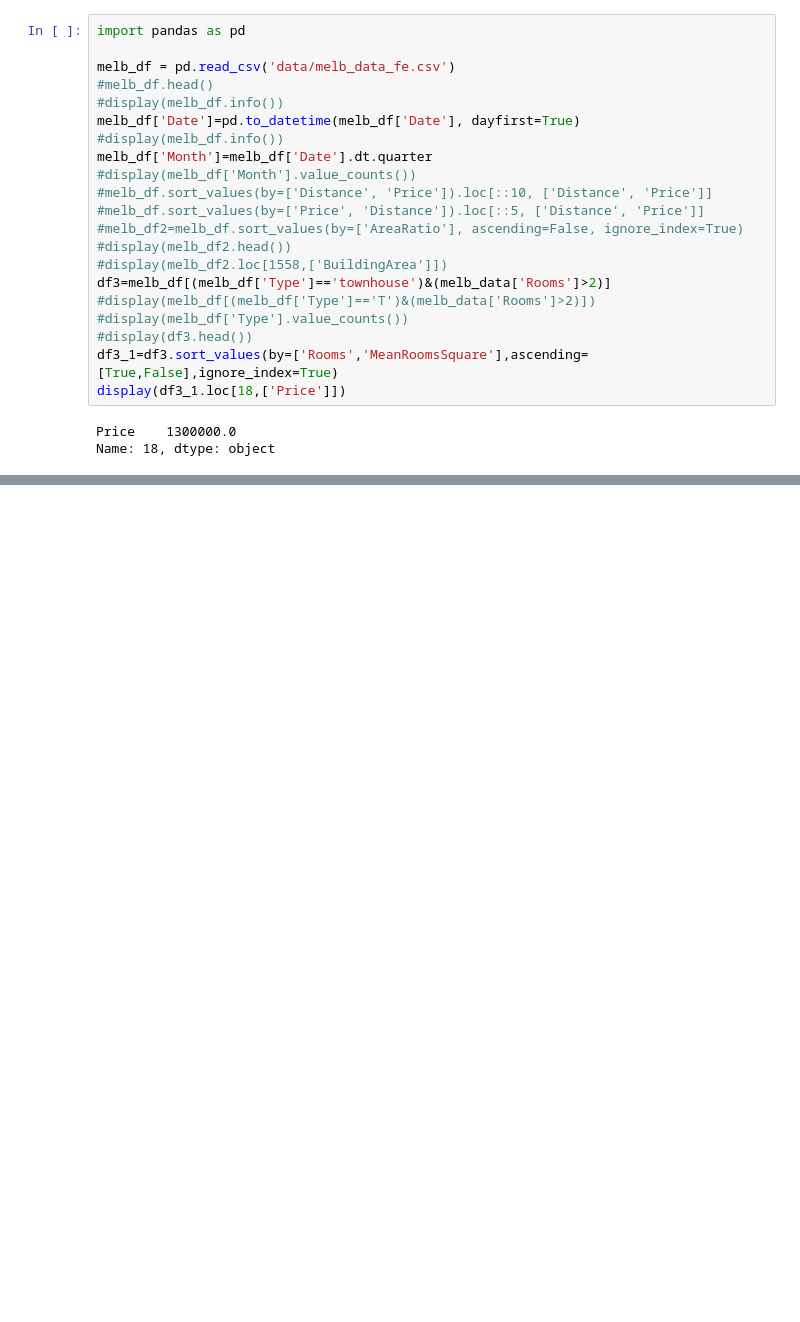
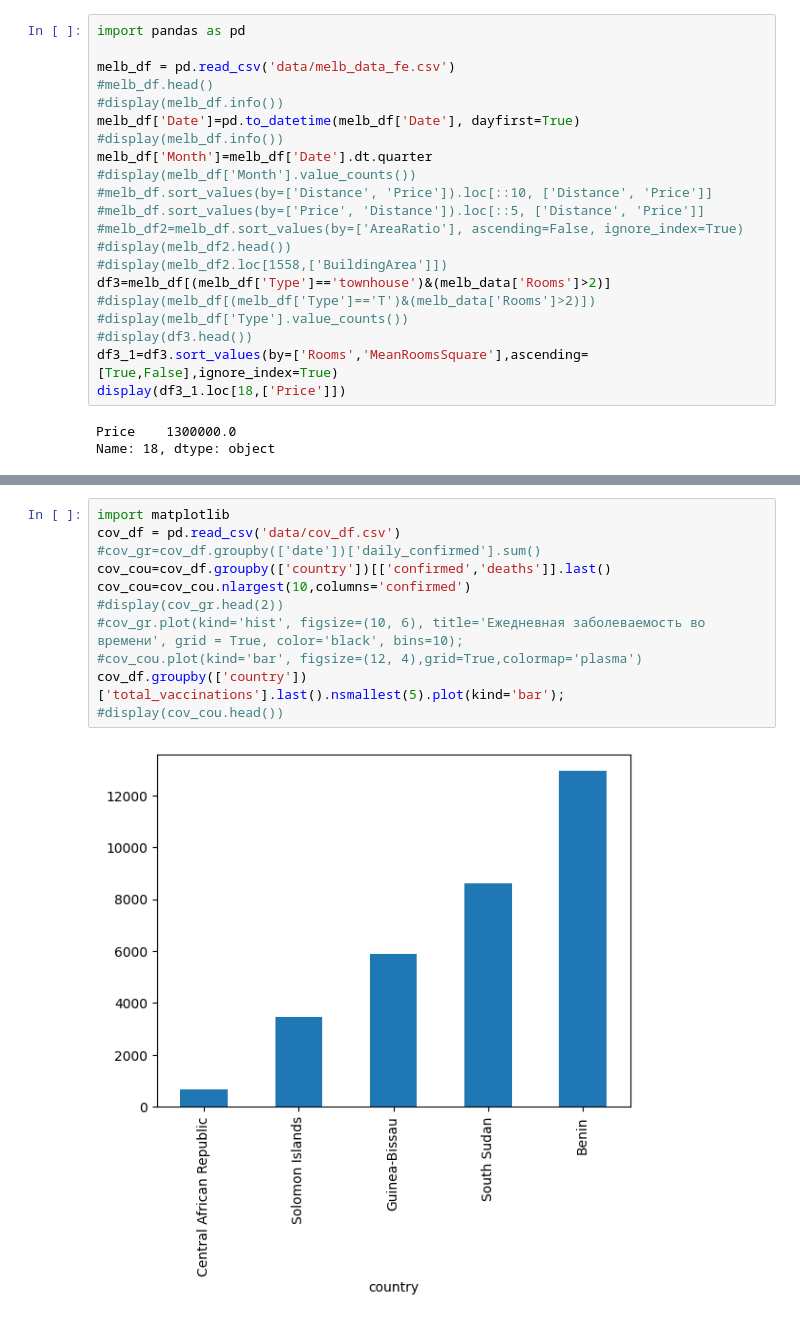
Before and after one commit to NikolayRevenkov/SF_DS, a Jupyter notebook: 10_pandas/test_pandas.ipynb, the cells around one changed output, grey strips where cells are left out. Saved outputs shown, nothing was run; the diff lists cells and outputs as text; blank space fills up the shorter version.

```diff
--- a/10_pandas/test_pandas.ipynb
+++ b/10_pandas/test_pandas.ipynb
@@ -290,0 +539,13 @@ Name: 18, dtype: object
+# %%
+import matplotlib
+cov_df = pd.read_csv('data/cov_df.csv')
+#cov_gr=cov_df.groupby(['date'])['daily_confirmed'].sum()
+cov_cou=cov_df.groupby(['country'])[['confirmed','deaths']].last()
+cov_cou=cov_cou.nlargest(10,columns='confirmed')
+#display(cov_gr.head(2))
+#cov_gr.plot(kind='hist', figsize=(10, 6), title='Ежедневная заболеваемость во времени', grid = True, color='black', bins=10);
+#cov_cou.plot(kind='bar', figsize=(12, 4),grid=True,colormap='plasma')
+cov_df.groupby(['country'])['total_vaccinations'].last().nsmallest(5).plot(kind='bar');
+#display(cov_cou.head())
+# %% [output]
+[figure, added]
```
Also changed, not shown: parts of 10 cells of this notebook, 8 other files.
